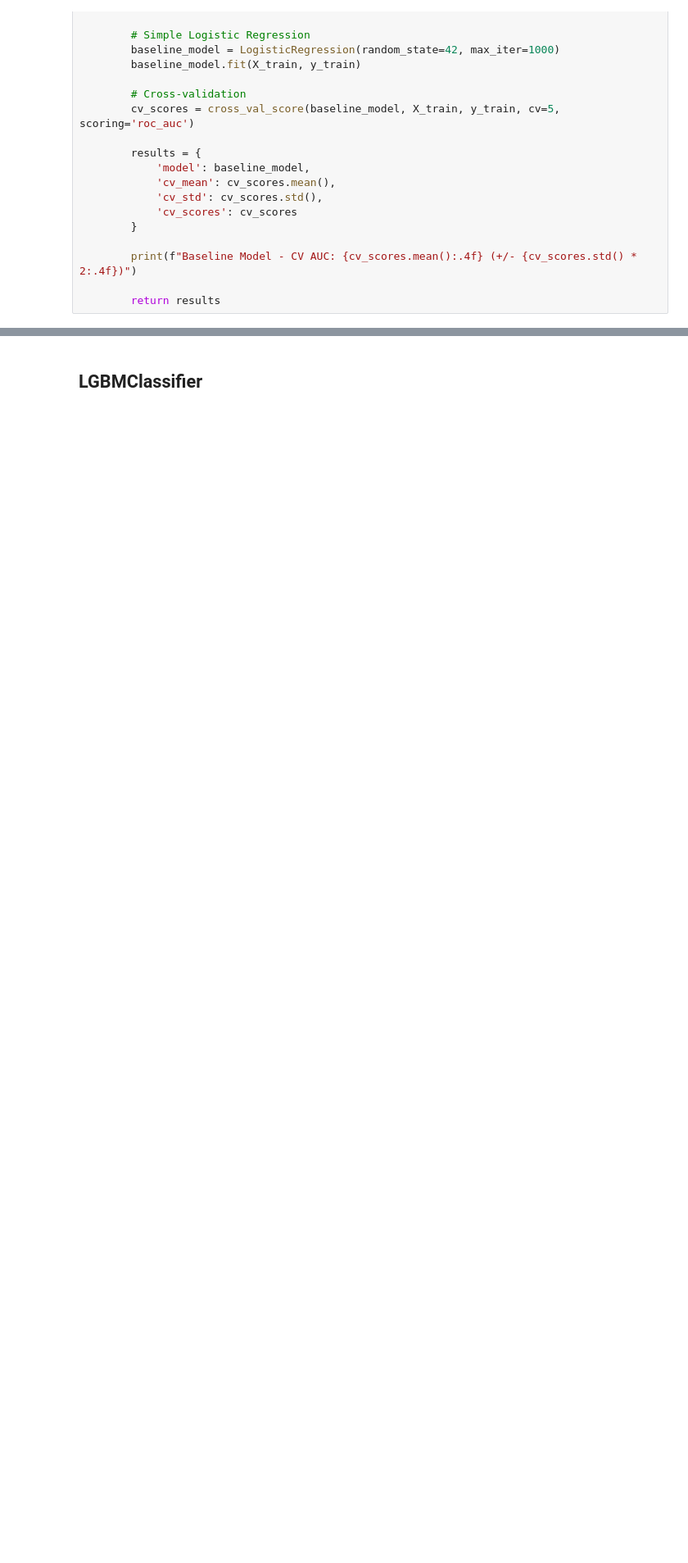
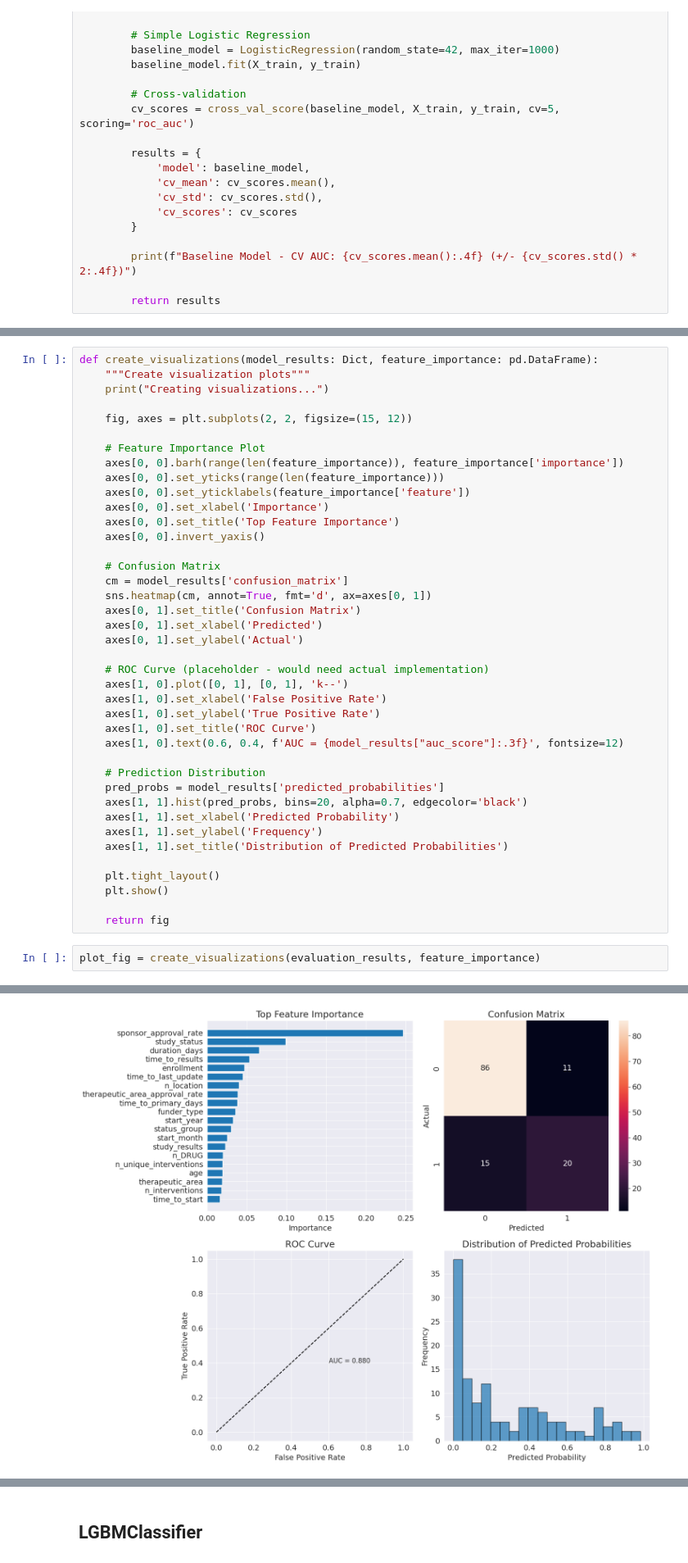
Before and after one commit to SudhanshuTomar/clinical-trials-predictor, a Jupyter notebook: notebooks/Clinical_trial_predictor_final.ipynb, the cells around one changed output, grey strips where cells are left out. Shown at 82% size. Drawn from its saved outputs; the diff is of its cells as text; blank space fills up the shorter version.

```diff
--- a/notebooks/Clinical_trial_predictor_final.ipynb
+++ b/notebooks/Clinical_trial_predictor_final.ipynb
@@ -2419,0 +2887,43 @@ Baseline Model - CV AUC: 0.8344 (+/- 0.0595)
+# %%
+def create_visualizations(model_results: Dict, feature_importance: pd.DataFrame):
+    """Create visualization plots"""
+    print("Creating visualizations...")
+
+    fig, axes = plt.subplots(2, 2, figsize=(15, 12))
+
+    # Feature Importance Plot
+    axes[0, 0].barh(range(len(feature_importance)), feature_importance['importance'])
+    axes[0, 0].set_yticks(range(len(feature_importance)))
+    axes[0, 0].set_yticklabels(feature_importance['feature'])
+    axes[0, 0].set_xlabel('Importance')
+    axes[0, 0].set_title('Top Feature Importance')
+    axes[0, 0].invert_yaxis()
+
+    # Confusion Matrix
+    cm = model_results['confusion_matrix']
+    sns.heatmap(cm, annot=True, fmt='d', ax=axes[0, 1])
+    axes[0, 1].set_title('Confusion Matrix')
+    axes[0, 1].set_xlabel('Predicted')
+    axes[0, 1].set_ylabel('Actual')
+
+    # ROC Curve (placeholder - would need actual implementation)
+    axes[1, 0].plot([0, 1], [0, 1], 'k--')
+    axes[1, 0].set_xlabel('False Positive Rate')
+    axes[1, 0].set_ylabel('True Positive Rate')
+    axes[1, 0].set_title('ROC Curve')
+    axes[1, 0].text(0.6, 0.4, f'AUC = {model_results["auc_score"]:.3f}', fontsize=12)
+
+    # Prediction Distribution
+    pred_probs = model_results['predicted_probabilities']
+    axes[1, 1].hist(pred_probs, bins=20, alpha=0.7, edgecolor='black')
+    axes[1, 1].set_xlabel('Predicted Probability')
+    axes[1, 1].set_ylabel('Frequency')
+    axes[1, 1].set_title('Distribution of Predicted Probabilities')
+
+    plt.tight_layout()
+    plt.show()
+
+    return fig
+# %%
+plot_fig = create_visualizations(evaluation_results, feature_importance)
+# %% [output]
@@ -2419,0 +2931 @@ Baseline Model - CV AUC: 0.8344 (+/- 0.0595)
+[figure, added]
```
Also changed, not shown: parts of 79 cells of this notebook.
